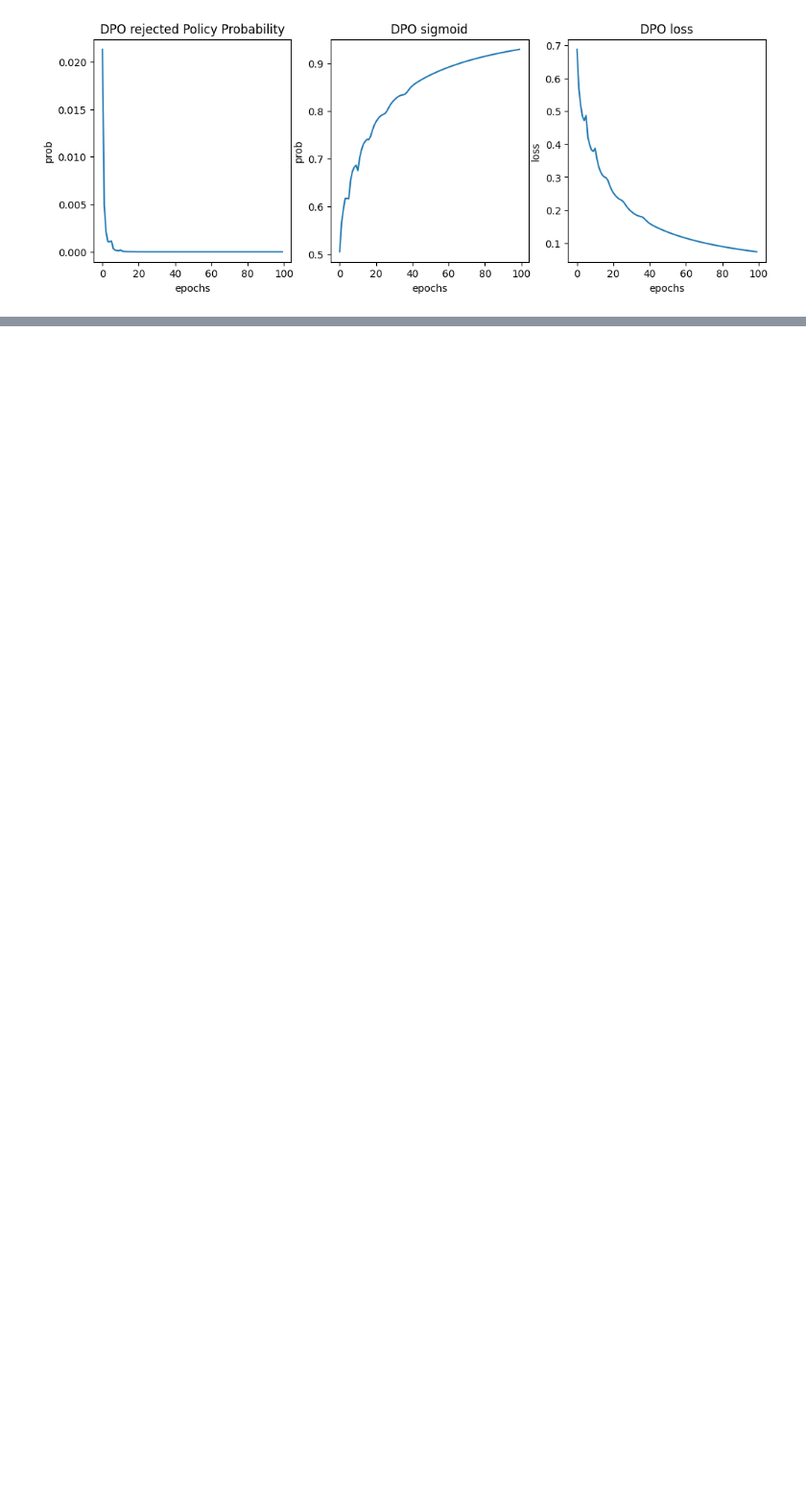
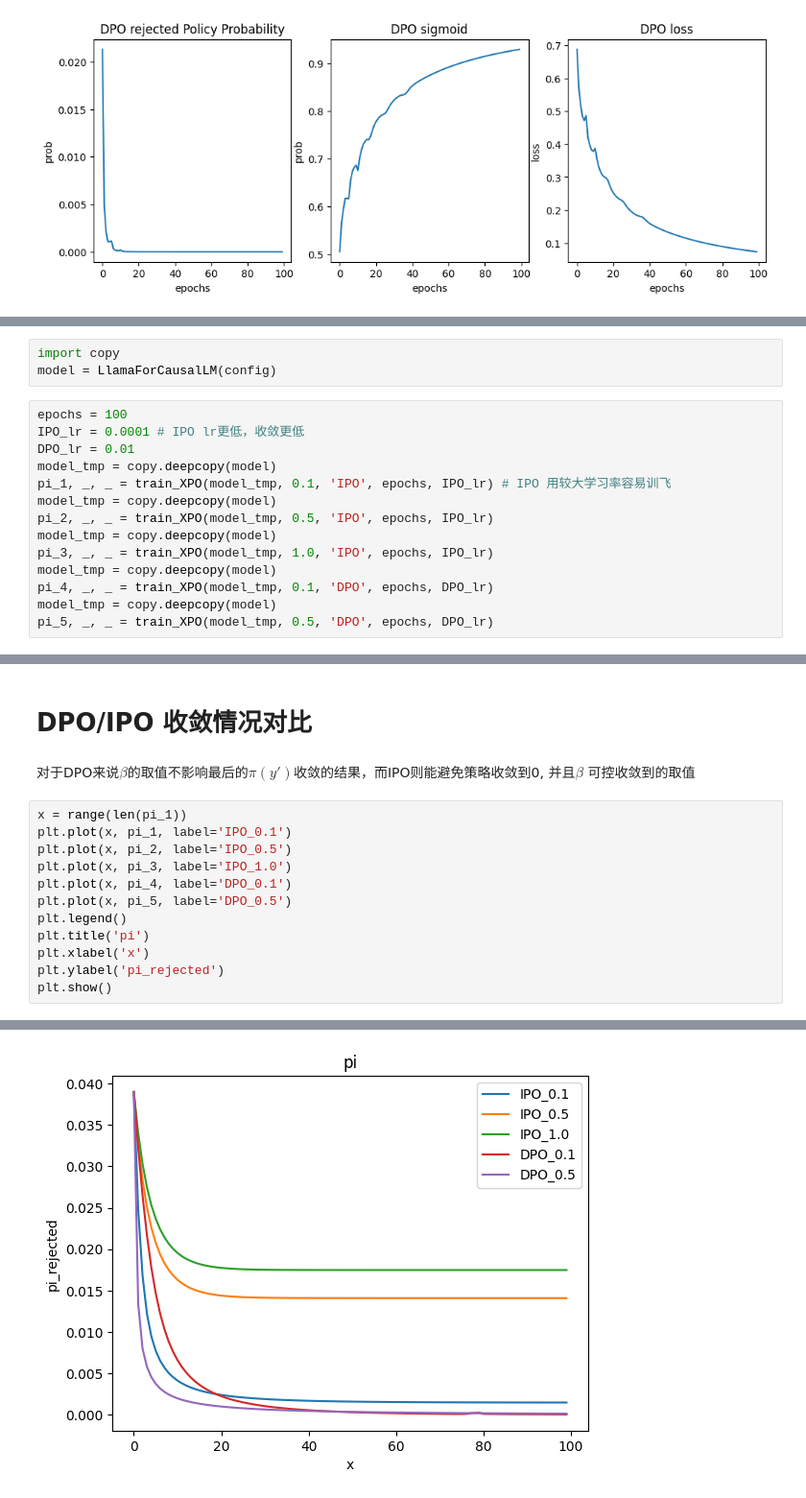
Before and after one commit to duani-excellence/MA-RLHF, a Jupyter notebook: notebook/DPO/DPO.ipynb, the cells around one changed output, grey strips where cells are left out. Shown at 96% size. Drawn from its saved outputs; the diff is of its cells as text; blank space fills up the shorter version.

```diff
--- a/notebook/DPO/DPO.ipynb
+++ b/notebook/DPO/DPO.ipynb
@@ -241,0 +320,17 @@ plt.show()
+# %%
+import copy
+model = LlamaForCausalLM(config)
+# %%
+epochs = 100
+IPO_lr = 0.0001 # IPO lr更低，收敛更低
+DPO_lr = 0.01
+model_tmp = copy.deepcopy(model)
+pi_1, _, _ = train_XPO(model_tmp, 0.1, 'IPO', epochs, IPO_lr) # IPO 用较大学习率容易训飞
+model_tmp = copy.deepcopy(model)
+pi_2, _, _ = train_XPO(model_tmp, 0.5, 'IPO', epochs, IPO_lr)
+model_tmp = copy.deepcopy(model)
+pi_3, _, _ = train_XPO(model_tmp, 1.0, 'IPO', epochs, IPO_lr)
+model_tmp = copy.deepcopy(model)
+pi_4, _, _ = train_XPO(model_tmp, 0.1, 'DPO', epochs, DPO_lr)
+model_tmp = copy.deepcopy(model)
+pi_5, _, _ = train_XPO(model_tmp, 0.5, 'DPO', epochs, DPO_lr)
@@ -241,0 +351,17 @@ plt.show()
+# %% [markdown]
+# DPO/IPO 收敛情况对比
+# %% [markdown]
+对于DPO来说$\beta$的取值不影响最后的$\pi(y')$收敛的结果，而IPO则能避免策略收敛到0, 并且$\beta$ 可控收敛到的取值
+# %%
+x = range(len(pi_1))
+plt.plot(x, pi_1, label='IPO_0.1')
+plt.plot(x, pi_2, label='IPO_0.5')
+plt.plot(x, pi_3, label='IPO_1.0')
+plt.plot(x, pi_4, label='DPO_0.1')
+plt.plot(x, pi_5, label='DPO_0.5')
+plt.legend()
+plt.title('pi')
+plt.xlabel('x')
+plt.ylabel('pi_rejected')
+plt.show()
+# %% [output]
@@ -241,0 +369 @@ plt.show()
+[figure, added]
```
Also changed, not shown: parts of 10 cells of this notebook.
